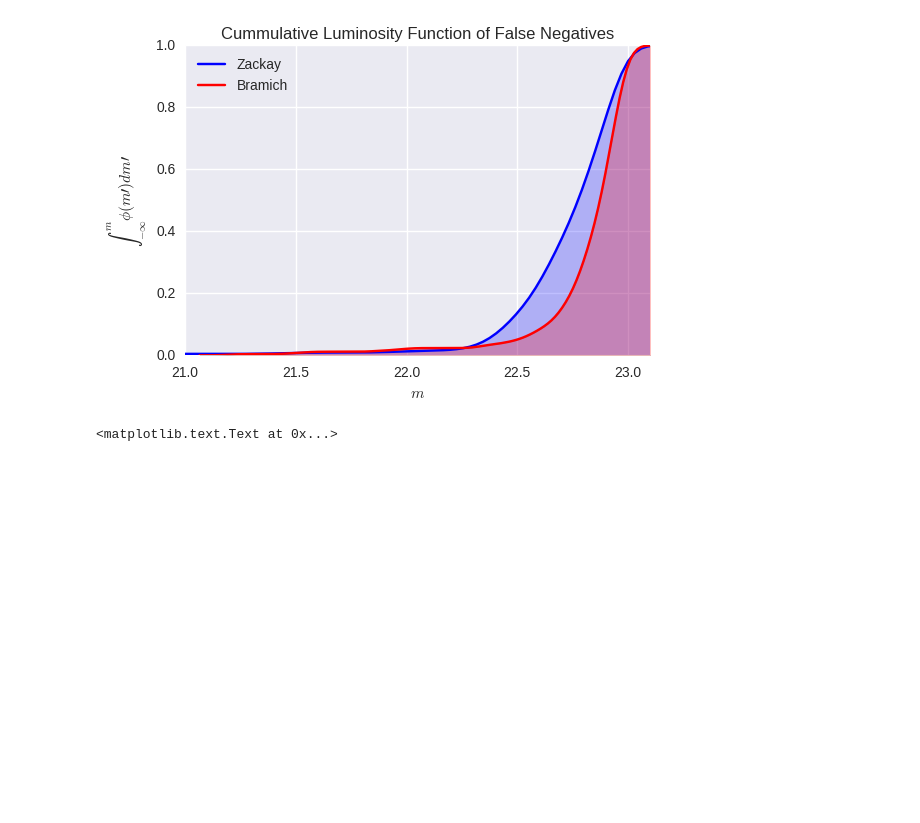
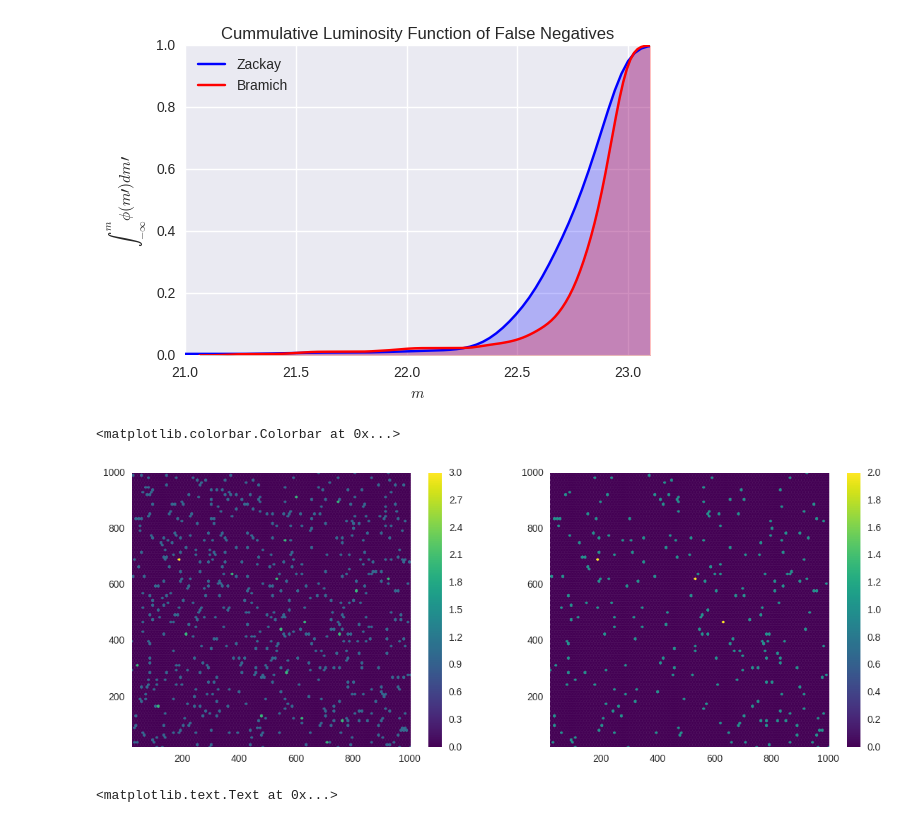
Before and after one commit to BrunoSanchez/RBMLearning, a Jupyter notebook: Plots.ipynb, the cells around one changed output. Drawn from its saved outputs; the diff is of its cells as text; code cells hidden in the pictures; blank space fills up the shorter version.

```diff
--- a/Plots.ipynb
+++ b/Plots.ipynb
@@ -208,6 +208,18 @@ plt.xlim(21., 23.1)
 plt.show()
 # %% [output]
 [figure]
+# %%
+plt.figure(figsize=(14,5))
+plt.subplot(121)
+plt.xlabel
+plt.hexbin(und_z.x, und_z.y, cmap='viridis')
+plt.colorbar()
+plt.subplot(122)
+plt.hexbin(und_b.x, und_b.y, cmap='viridis')
+plt.colorbar()
+# %% [output]
+<matplotlib.colorbar.Colorbar at 0x...>
+[figure, added]
 # %%
 plt.figure(figsize=(12, 8))
 plt.subplot(221)
```
